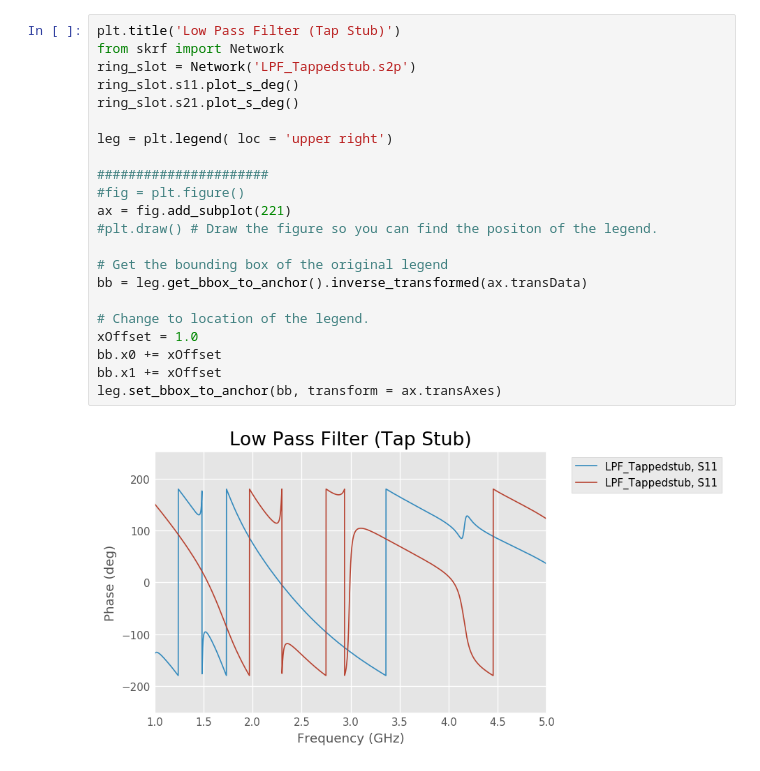
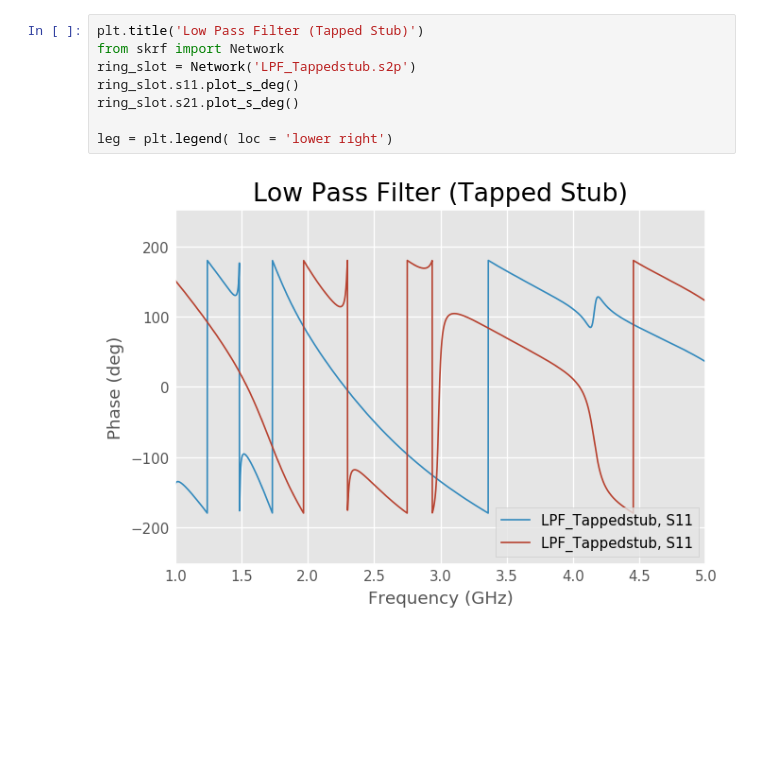
Before and after one commit to CourseReps/ECEN452-SP18, a Jupyter notebook: Students/smilingmelanie/Lab 9/LowPass Filter Phase.ipynb, the cells around one changed output. Cells and saved outputs as stored; diff of their text form; blank space fills up the shorter version.

```diff
--- a/Students/smilingmelanie/Lab 9/LowPass Filter Phase.ipynb
+++ b/Students/smilingmelanie/Lab 9/LowPass Filter Phase.ipynb
@@ -57,24 +32,10 @@ leg.set_bbox_to_anchor(bb, transform = ax.transAxes)
 # %%
-plt.title('Low Pass Filter (Tap Stub)')
+plt.title('Low Pass Filter (Tapped Stub)')
 from skrf import Network
 ring_slot = Network('LPF_Tappedstub.s2p')
 ring_slot.s11.plot_s_deg()
 ring_slot.s21.plot_s_deg()
 
-leg = plt.legend( loc = 'upper right')
-
-######################
-#fig = plt.figure()
-ax = fig.add_subplot(221)
-#plt.draw() # Draw the figure so you can find the positon of the legend.
-
-# Get the bounding box of the original legend
-bb = leg.get_bbox_to_anchor().inverse_transformed(ax.transData)
-
-# Change to location of the legend.
-xOffset = 1.0
-bb.x0 += xOffset
-bb.x1 += xOffset
-leg.set_bbox_to_anchor(bb, transform = ax.transAxes)
+leg = plt.legend( loc = 'lower right')
 # %% [output]
-[figure, old version]
+[figure, new version]
```
Also changed, not shown: parts of 3 cells of this notebook, 25 other files.
